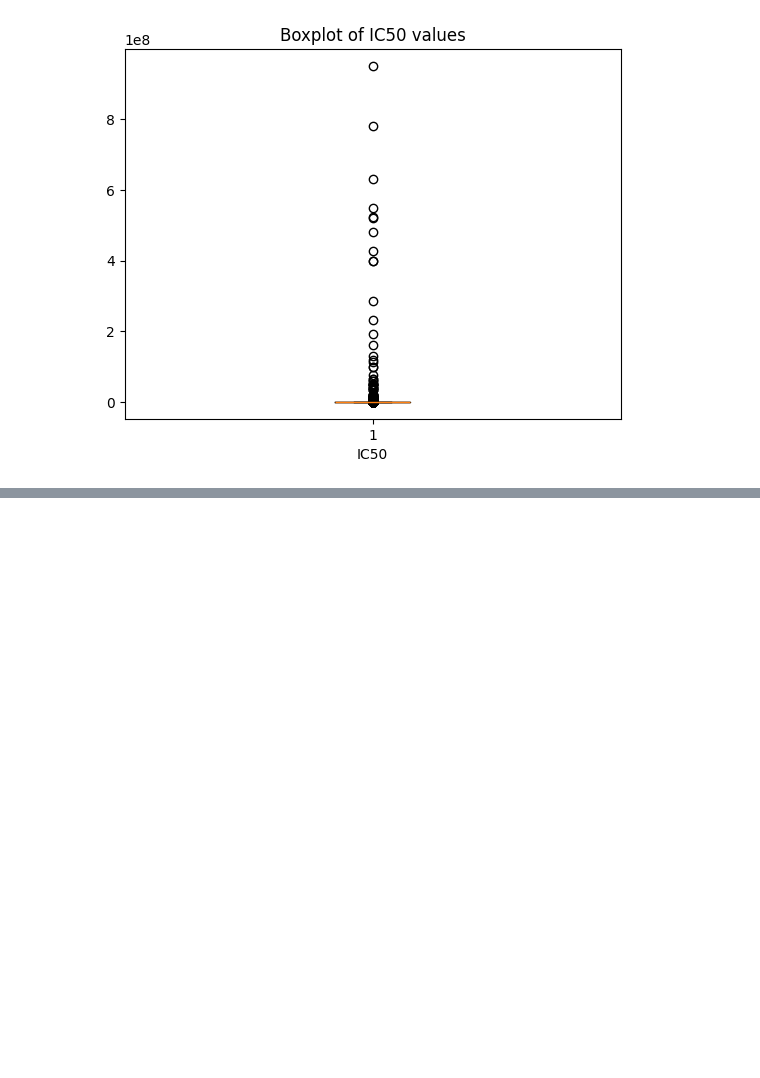
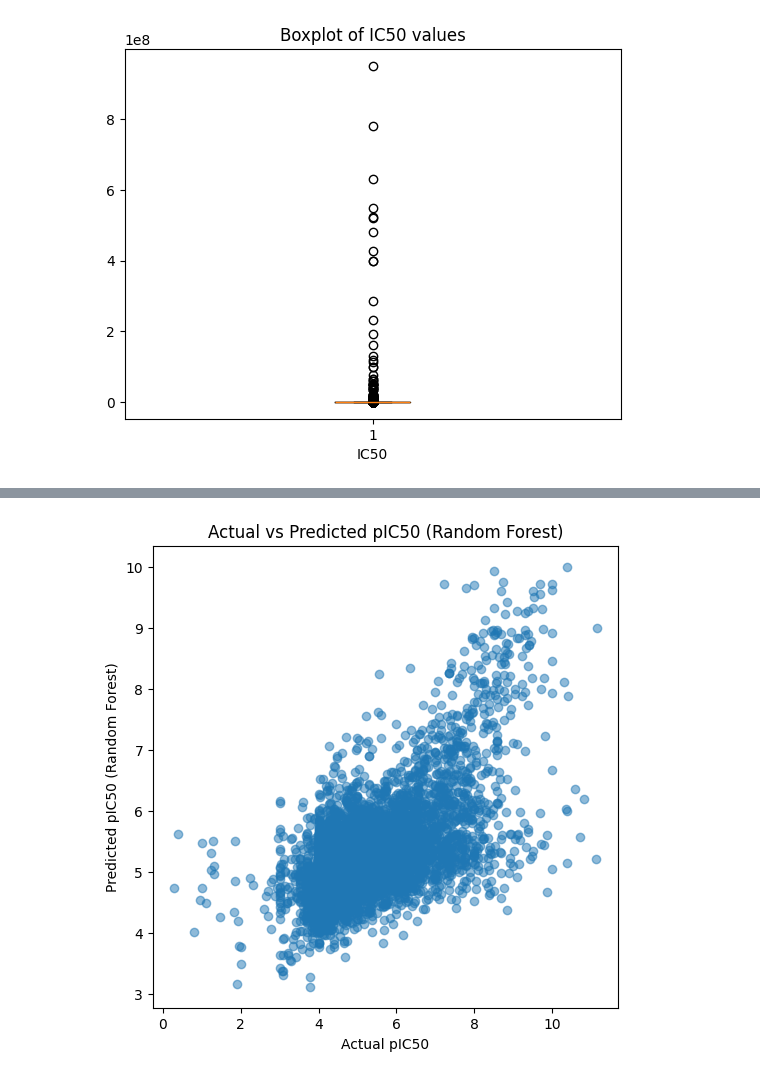
Before and after one commit to iaroslavbelavskii/anticancer-ml-project, a Jupyter notebook: dataset_cancer.ipynb, the cells around one changed output, grey strips where cells are left out. Saved outputs shown, nothing was run; the diff lists cells and outputs as text; code cells hidden in the pictures; blank space fills up the shorter version.

```diff
--- a/dataset_cancer.ipynb
+++ b/dataset_cancer.ipynb
@@ -258,0 +408,11 @@ memory usage: 3.5 MB
+# %%
+from sklearn.ensemble import RandomForestRegressor
+
+rf = RandomForestRegressor(
+    n_estimators=200,
+    random_state=42,
+    n_jobs=-1
+)
+
+rf.fit(X_train, y_train)
+y_pred_rf = rf.predict(X_test)
@@ -258,0 +443,9 @@ memory usage: 3.5 MB
+# %%
+plt.figure(figsize=(6,6))
+plt.scatter(y_test, y_pred_rf, alpha=0.5)
+plt.xlabel("Actual pIC50")
+plt.ylabel("Predicted pIC50 (Random Forest)")
+plt.title("Actual vs Predicted pIC50 (Random Forest)")
+plt.show()
+# %% [output]
+[figure, added]
```
Also changed, not shown: parts of 36 cells of this notebook.
